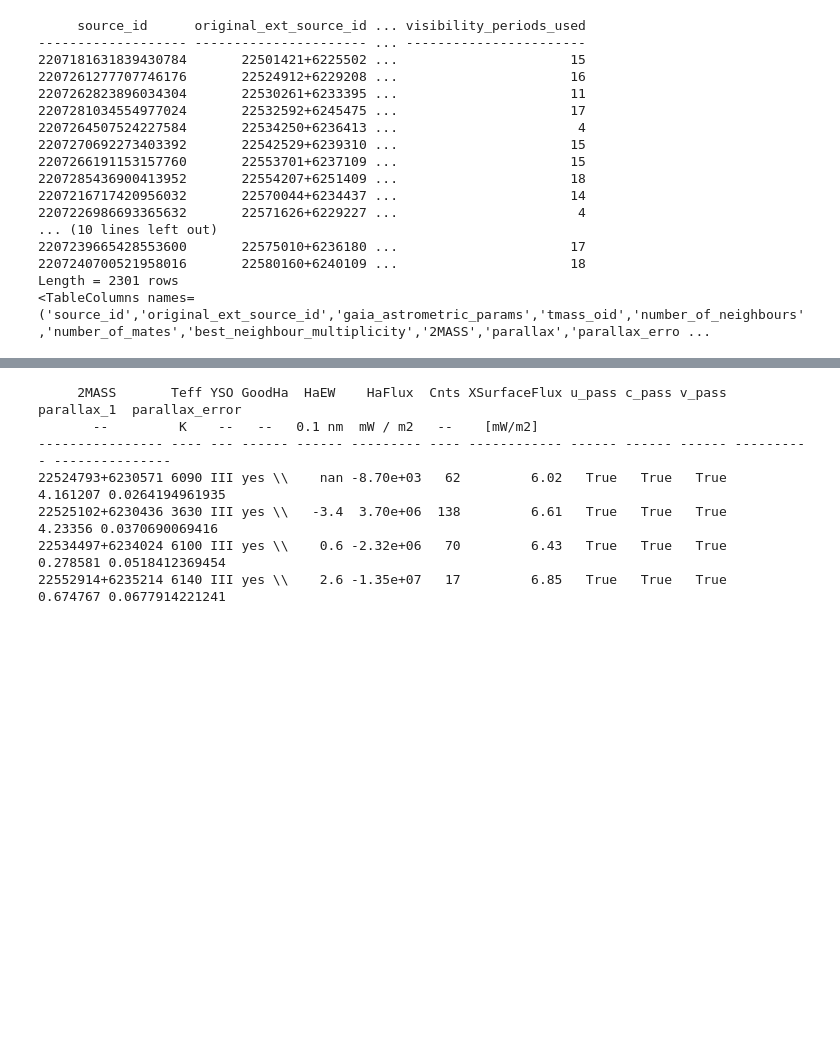
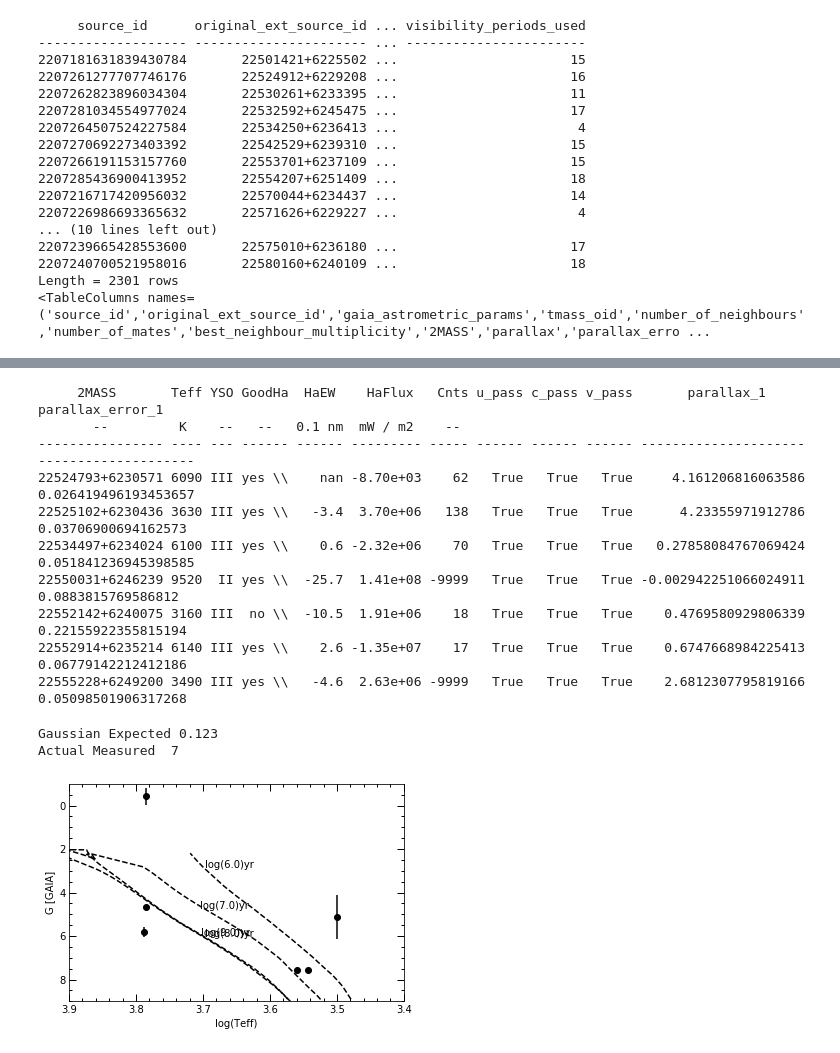
Before and after one commit to jprchlik/cepob3b_xray_reduction, a Jupyter notebook: bad_gaia_distance.ipynb, the cells around one changed output, grey strips where cells are left out. Saved outputs shown, nothing was run; the diff lists cells and outputs as text; code cells hidden in the pictures; blank space fills up the shorter version.

Commit message:
Updated with sigma dis plot

```diff
--- a/bad_gaia_distance.ipynb
+++ b/bad_gaia_distance.ipynb
@@ -150,18 +143,38 @@ allpar['2MASS','Teff','YSO','GoodHa','HaEW','HaFlux','Cnts','XSurfaceFlux','u_pa
 22570919+6233337 6250 III yes \\    nan -1.96e+04 -9999         6.02   True   True   True
 # %%
 #Print table of bad distance that could affect our results
-poss_ha = ( (allpar['HaEW'] < 0.))
-poss_xr = (allpar['Cnts'] > 0)
+poss_ha = ( allpar['HaEW'].data.data.astype('float') < 0.)
+poss_xr = (allpar['Cnts'].data.data.astype('float') > 0)
 poss_ga = (allpar['u_pass'] & allpar['c_pass'] & allpar['v_pass'])
 
 poss_ct = (((poss_ha) | (poss_xr)) & (poss_ga))
 badpar = allpar[poss_ct]
-badpar['2MASS','Teff','YSO','GoodHa','HaEW','HaFlux','Cnts','XSurfaceFlux','u_pass','c_pass','v_pass','parallax_1','parallax_error'].pprint(max_lines=-1,max_width=-1)
+badpar['2MASS','Teff','YSO','GoodHa','HaEW','HaFlux','Cnts','u_pass','c_pass','v_pass','parallax_1','parallax_error_1'].pprint(max_lines=-1,max_width=-1)
 # %% [output]
-     2MASS       Teff YSO GoodHa  HaEW    HaFlux  Cnts XSurfaceFlux u_pass c_pass v_pass parallax_1  parallax_error
-       --         K    --   --   0.1 nm  mW / m2   --    [mW/m2]
----------------- ---- --- ------ ------ --------- ---- ------------ ------ ------ ------ ---------- ---------------
-22524793+6230571 6090 III yes \\    nan -8.70e+03   62         6.02   True   True   True   4.161207 0.0264194961935
-22525102+6230436 3630 III yes \\   -3.4  3.70e+06  138         6.61   True   True   True    4.23356 0.0370690069416
-22534497+6234024 6100 III yes \\    0.6 -2.32e+06   70         6.43   True   True   True   0.278581 0.0518412369454
-22552914+6235214 6140 III yes \\    2.6 -1.35e+07   17         6.85   True   True   True   0.674767 0.0677914221241
+     2MASS       Teff YSO GoodHa  HaEW    HaFlux   Cnts u_pass c_pass v_pass       parallax_1        parallax_error_1
+       --         K    --   --   0.1 nm  mW / m2    --
+---------------- ---- --- ------ ------ --------- ----- ------ ------ ------ --------------------- --------------------
+22524793+6230571 6090 III yes \\    nan -8.70e+03    62   True   True   True     4.161206816063586 0.026419496193453657
+22525102+6230436 3630 III yes \\   -3.4  3.70e+06   138   True   True   True      4.23355971912786  0.03706900694162573
+22534497+6234024 6100 III yes \\    0.6 -2.32e+06    70   True   True   True   0.27858084767069424 0.051841236945398585
+22550031+6246239 9520  II yes \\  -25.7  1.41e+08 -9999   True   True   True -0.002942251066024911   0.0883815769586812
+22552142+6240075 3160 III  no \\  -10.5  1.91e+06    18   True   True   True    0.4769580929806339  0.22155922355815194
+22552914+6235214 6140 III yes \\    2.6 -1.35e+07    17   True   True   True    0.6747668984225413  0.06779142212412186
+22555228+6249200 3490 III yes \\   -4.6  2.63e+06 -9999   True   True   True    2.6812307795819166  0.05098501906317268
+# %%
+#Expected stars beyond 3 sigma from the mean from a Gaussian distribution compared to measured
+print('Gaussian Expected',len(allpar)*0.003)
+print('Actual Measured ',len(badpar))
+# %% [output]
+Gaussian Expected 0.123
+Actual Measured  7
+# %%
+#Plot bad guys on HR diagram
+names = ['SEP','log10_isochrone_age_yr','initial_mass','star_mass',
+         'log_Teff','log_g','log_L','[Fe/H]_init','[Fe/H]','Bessell_U',
+         'Bessell_B','Bessell_V','Bessell_R','Bessell_I','2MASS_J','2MASS_H',
+         '2MASS_Ks','Kepler_Kp','Kepler_D51','Hipparcos_Hp','Tycho_B','Tycho_V',
+         'Gaia_G_DR2Rev','Gaia_BP_DR2Rev','Gaia_RP_DR2Rev','TESS','phase']
+
+
+tracks = read('MIST_v1.2_vvcrit0.4_UBVRIplus/MIST_v1.2_feh_p0.00_afe_p0.0_vvcrit0.4_UBVRIplus.iso.cmd',names=names)
@@ -167,0 +184,37 @@ badpar['2MASS','Teff','YSO','GoodHa','HaEW','HaFlux','Cnts','XSurfaceFlux','u_pa
+# %%
+#distance modulus m-M = 5log(d/10)
+badpar['mu'] = 5.*np.log10(1.e3/badpar['parallax_1']/10)
+badpar['mu_unc'] = -5*badpar['parallax_error_1']/(np.log(10)*badpar['parallax_1'])
+badpar['MG_gaia'] = badpar['phot_g_mean_mag']-badpar['mu']
+#Jordi et al 2008
+#Table 8
+#For Aλ=550= 1 AG/AV 0.9500 -0.1569 0.0210 -0.0010 0.01
+#For Aλ=550= 3 AG/AV 0.8929 -0.1378 0.0186 -0.0008 0.01
+#For Aλ=550= 5 AG/AV 0.8426 -0.1187 0.0157 -0.0007 0.01
+badpar['MG_gaia'] -= badpar['Av']*0.9
+# %%
+
+fig, ax = plt.subplots()
+#log years
+use_year = [np.log10(1E6),np.log10(2E6),np.log10(5e6),
+            np.log10(1e7),np.log10(2E7),np.log10(5e7),
+            np.log10(1e8),np.log10(5e8),np.log10(1e9)]
+for i in use_year:
+    this_age, = np.where((tracks['log10_isochrone_age_yr'] == i) & (tracks['Gaia_G_DR2Rev'] > 2))
+    if this_age.size == 0: continue
+    ax.plot(tracks['log_Teff'][this_age],tracks['Gaia_G_DR2Rev'][this_age],color='black',linestyle='--')
+    dum = np.abs(tracks['log_Teff'][this_age]-3.7)
+    close37, = np.where(dum == dum.min())
+    ax.text(3.7+np.random.uniform(-0.005,0.005),tracks['Gaia_G_DR2Rev'][this_age][close37],'log({0:2.1f})yr'.format(i))
+
+ax.errorbar(np.log10(badpar['Teff']),badpar['MG_gaia'],color='black',yerr=badpar['mu_unc'],fmt='o')
+ax.set_xlabel('log(Teff)')
+ax.set_ylabel('G [GAIA]')
+ax.set_xlim([3.9,3.4])
+ax.set_ylim([9,-1])
+fancy_plot(ax)
+fig.savefig('hr_diagram_gaia.png',bbox_pad=.1,bbox_inches='tight')
+
+plt.show()
+# %% [output]
+[figure, added]
```
Also changed, not shown: parts of 17 cells of this notebook.
